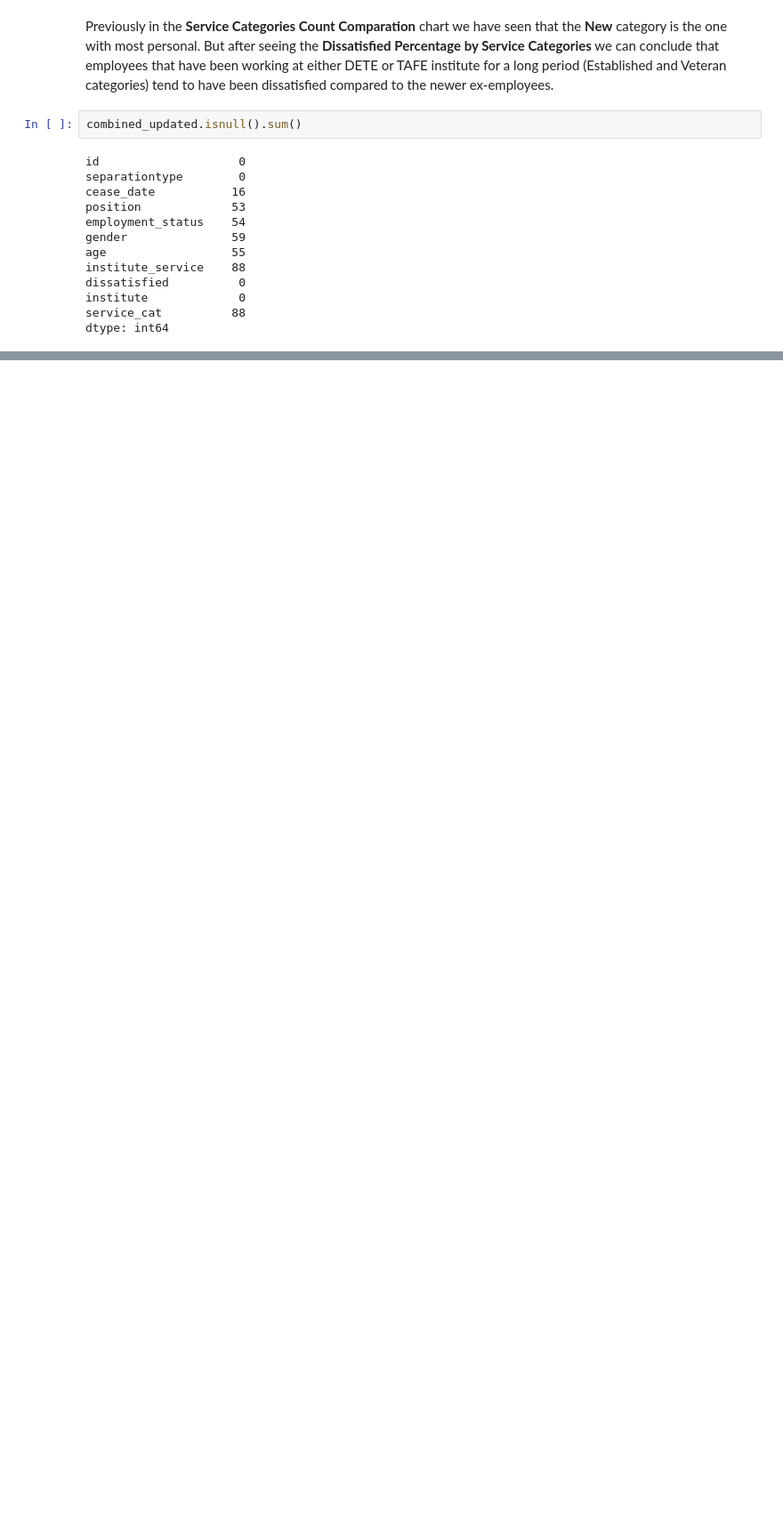
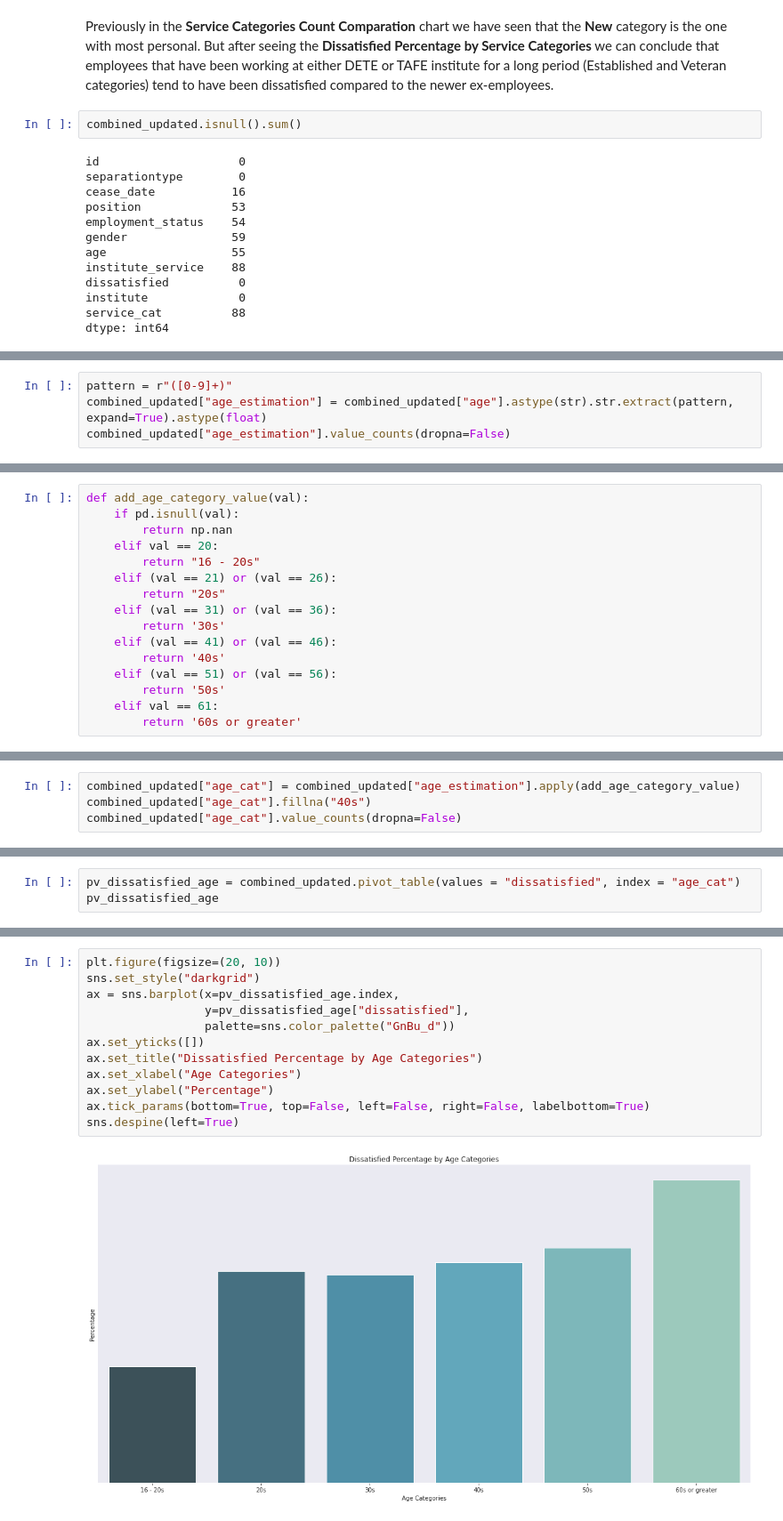
Before and after one commit to raduspaimoc/DataQuest-Projects, a Jupyter notebook: Guided Project_ Clean And Analyze Employee Exit Surveys/Clean And Analyze Employee Exit Surveys.ipynb, the cells around one changed output, grey strips where cells are left out. Shown: that part at 89% size. Drawn from its saved outputs; the diff is of its cells as text; blank space fills up the shorter version.

```diff
--- a/Guided Project_ Clean And Analyze Employee Exit Surveys/Clean And Analyze Employee Exit Surveys.ipynb
+++ b/Guided Project_ Clean And Analyze Employee Exit Surveys/Clean And Analyze Employee Exit Surveys.ipynb
@@ -995,0 +1014,4 @@ Created a new column indicating if an employee resigned because they were dissat
+# %%
+pattern = r"([0-9]+)"
+combined_updated["age_estimation"] = combined_updated["age"].astype(str).str.extract(pattern, expand=True).astype(float)
+combined_updated["age_estimation"].value_counts(dropna=False)
@@ -995,0 +1050,16 @@ Created a new column indicating if an employee resigned because they were dissat
+# %%
+def add_age_category_value(val):
+    if pd.isnull(val):
+        return np.nan
+    elif val == 20:
+        return "16 - 20s"
+    elif (val == 21) or (val == 26):
+        return "20s"
+    elif (val == 31) or (val == 36):
+        return '30s'
+    elif (val == 41) or (val == 46):
+        return '40s'
+    elif (val == 51) or (val == 56):
+        return '50s'
+    elif val == 61:
+        return '60s or greater'
@@ -995,0 +1068,4 @@ Created a new column indicating if an employee resigned because they were dissat
+# %%
+combined_updated["age_cat"] = combined_updated["age_estimation"].apply(add_age_category_value)
+combined_updated["age_cat"].fillna("40s")
+combined_updated["age_cat"].value_counts(dropna=False)
@@ -995,0 +1083,3 @@ Created a new column indicating if an employee resigned because they were dissat
+# %%
+pv_dissatisfied_age = combined_updated.pivot_table(values = "dissatisfied", index = "age_cat")
+pv_dissatisfied_age
@@ -995,0 +1095,14 @@ Created a new column indicating if an employee resigned because they were dissat
+# %%
+plt.figure(figsize=(20, 10))
+sns.set_style("darkgrid")
+ax = sns.barplot(x=pv_dissatisfied_age.index,
+                 y=pv_dissatisfied_age["dissatisfied"],
+                 palette=sns.color_palette("GnBu_d"))
+ax.set_yticks([])
+ax.set_title("Dissatisfied Percentage by Age Categories")
+ax.set_xlabel("Age Categories")
+ax.set_ylabel("Percentage")
+ax.tick_params(bottom=True, top=False, left=False, right=False, labelbottom=True)
+sns.despine(left=True)
+# %% [output]
+[figure, added]
```
Also changed, not shown: parts of 23 cells of this notebook.
